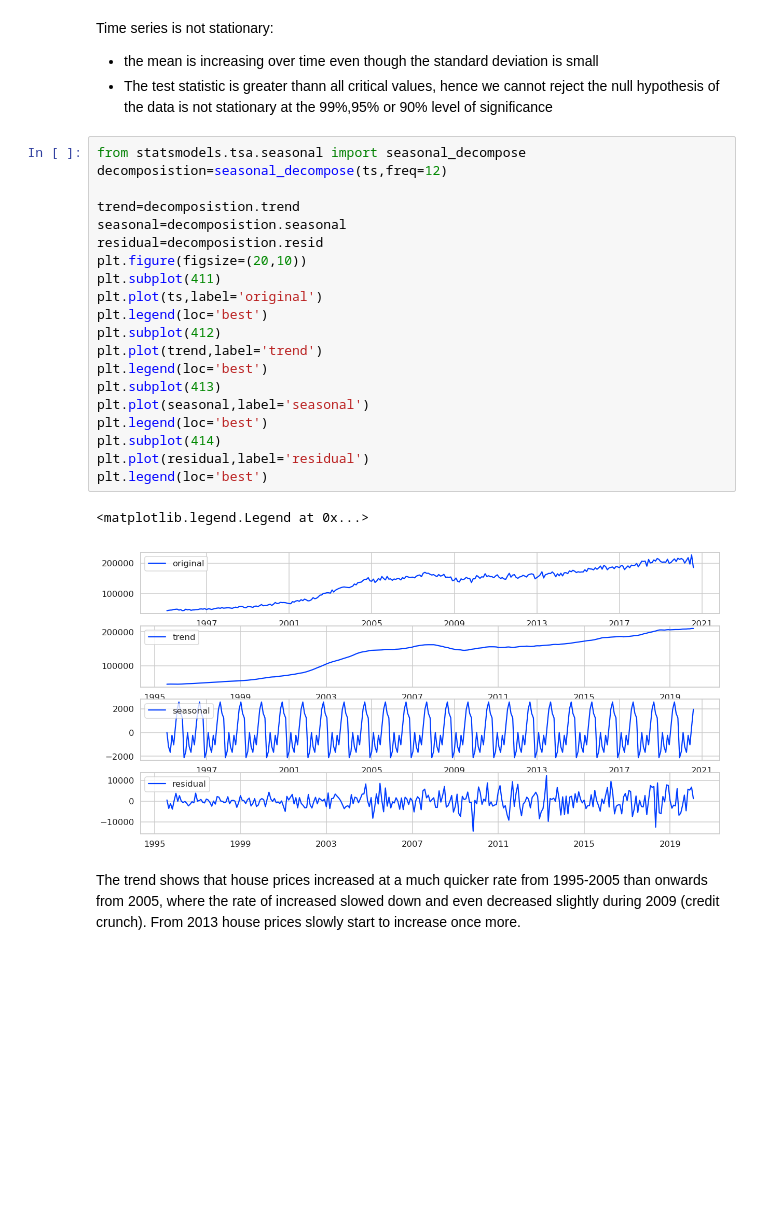
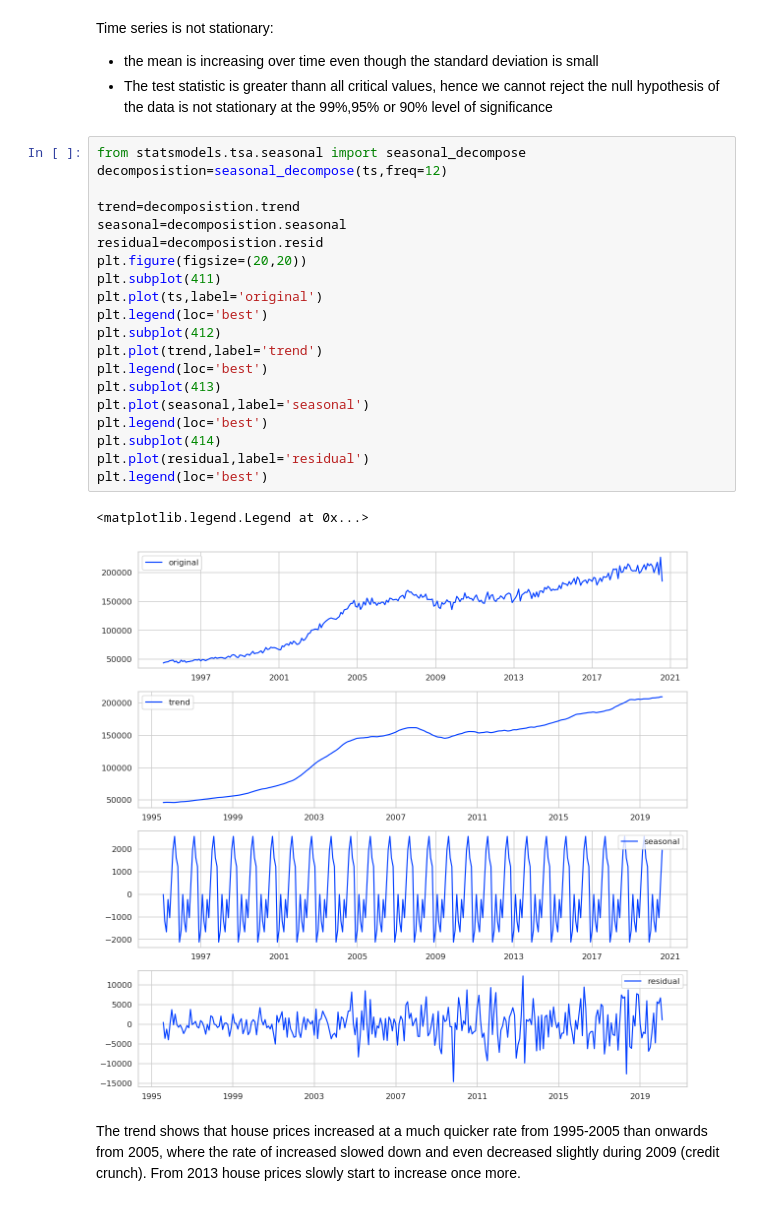
Before and after one commit to risdallseis/Cardiff_house_sales, a Jupyter notebook: cardiff_monthly_time_series.ipynb, the cells around one changed output. Cells and saved outputs as stored; diff of their text form; blank space fills up the shorter version.

```diff
--- a/cardiff_monthly_time_series.ipynb
+++ b/cardiff_monthly_time_series.ipynb
@@ -210,26 +210,26 @@ Time series is not stationary:
 # %%
 from statsmodels.tsa.seasonal import seasonal_decompose
 decomposistion=seasonal_decompose(ts,freq=12)
 
 trend=decomposistion.trend
 seasonal=decomposistion.seasonal
 residual=decomposistion.resid
-plt.figure(figsize=(20,10))
+plt.figure(figsize=(20,20))
 plt.subplot(411)
 plt.plot(ts,label='original')
 plt.legend(loc='best')
 plt.subplot(412)
 plt.plot(trend,label='trend')
 plt.legend(loc='best')
 plt.subplot(413)
 plt.plot(seasonal,label='seasonal')
 plt.legend(loc='best')
 plt.subplot(414)
 plt.plot(residual,label='residual')
 plt.legend(loc='best')
 # %% [output]
 <matplotlib.legend.Legend at 0x...>
-[figure, old version]
+[figure, new version]
 # %% [markdown]
 The trend shows that house prices increased at a much quicker rate from 1995-2005 than onwards from 2005, where the rate of increased slowed down and even decreased slightly during 2009 (credit crunch). From 2013 house prices slowly start to increase once more.
 # %%
```
Also changed, not shown: parts of 1 cell of this notebook.
